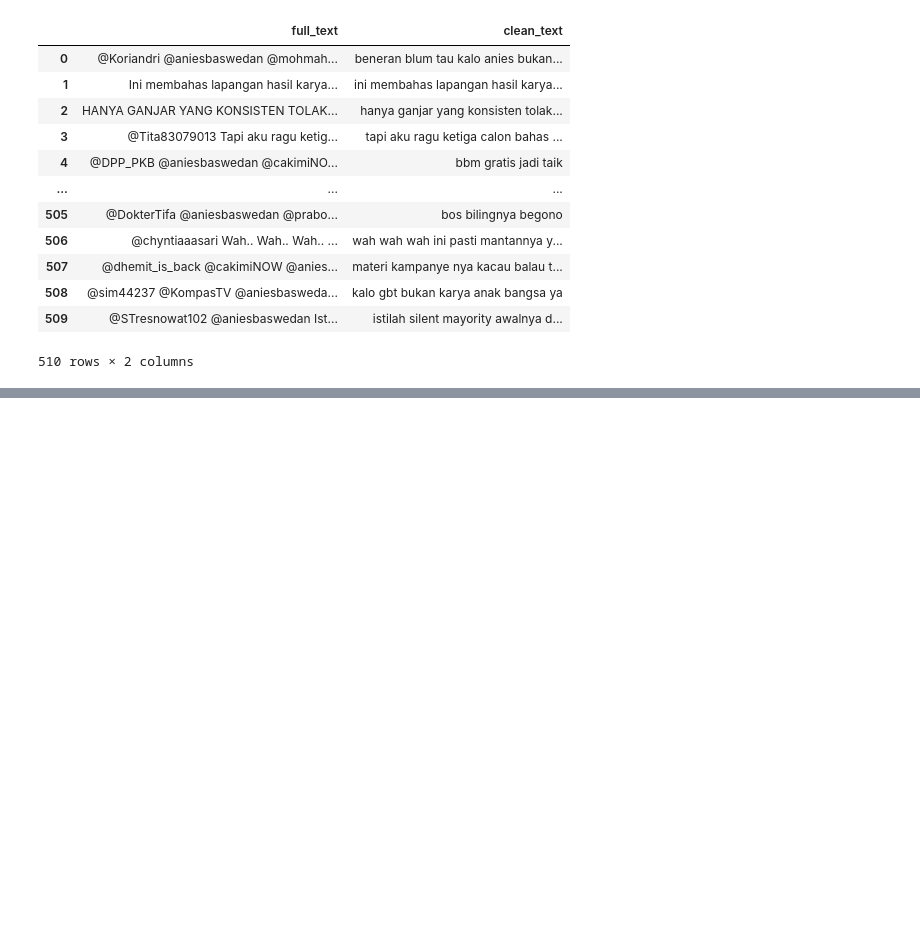
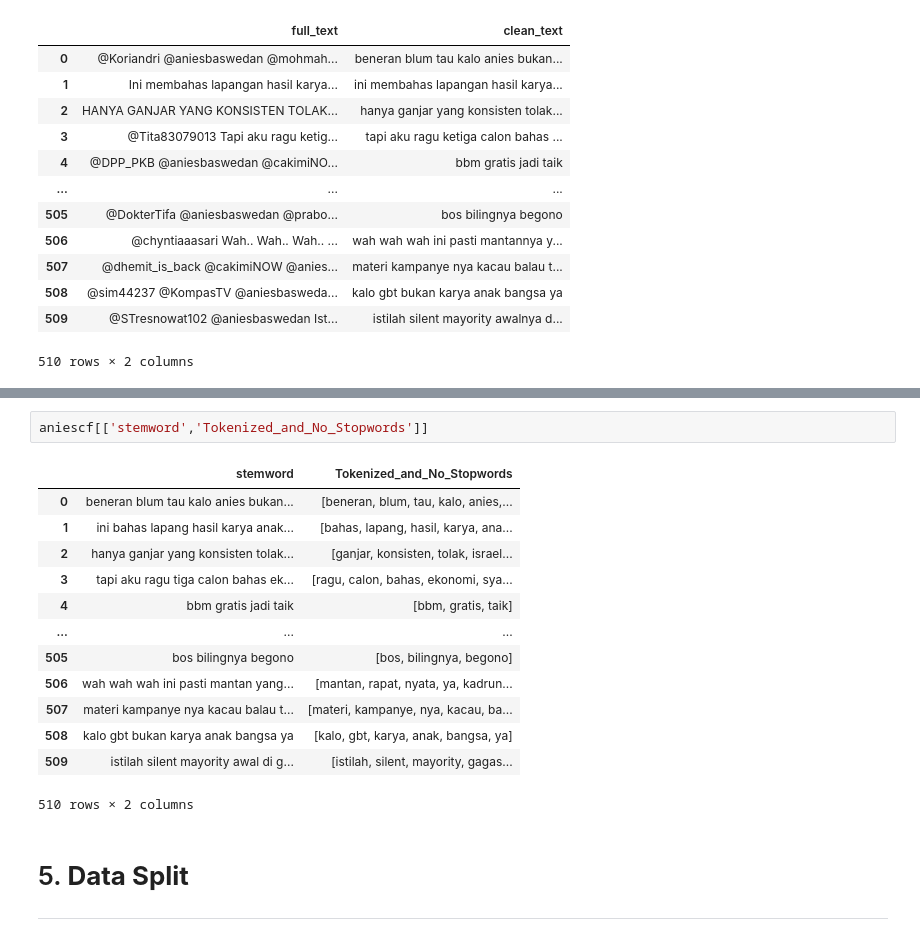
Before and after one commit to Alisya0910/SkripsiAlisya, a Jupyter notebook: Preprocessing.ipynb, the cells around one changed output, grey strips where cells are left out. Cells and saved outputs as stored; diff of their text form; blank space fills up the shorter version.

```diff
--- a/Preprocessing.ipynb
+++ b/Preprocessing.ipynb
@@ -241,0 +290,20 @@ aniescf[['clean_text','Tokenized_and_No_Stopwords']]
+# %%
+aniescf[['stemword','Tokenized_and_No_Stopwords']]
+# %% [output]
+|  | stemword | Tokenized_and_No_Stopwords |
+| 0 | beneran blum tau kalo anies bukan... | [beneran, blum, tau, kalo, anies,... |
+| 1 | ini bahas lapang hasil karya anak... | [bahas, lapang, hasil, karya, ana... |
+| 2 | hanya ganjar yang konsisten tolak... | [ganjar, konsisten, tolak, israel... |
+| 3 | tapi aku ragu tiga calon bahas ek... | [ragu, calon, bahas, ekonomi, sya... |
+| 4 | bbm gratis jadi taik | [bbm, gratis, taik] |
+| ... | ... | ... |
+| 505 | bos bilingnya begono | [bos, bilingnya, begono] |
+| 506 | wah wah wah ini pasti mantan yang... | [mantan, rapat, nyata, ya, kadrun... |
+| 507 | materi kampanye nya kacau balau t... | [materi, kampanye, nya, kacau, ba... |
+| 508 | kalo gbt bukan karya anak bangsa ya | [kalo, gbt, karya, anak, bangsa, ya] |
+| 509 | istilah silent mayority awal di g... | [istilah, silent, mayority, gagas... |
+510 rows × 2 columns
+# %% [markdown]
+# 5. **Data Split**
+
+---
```
Also changed, not shown: parts of 18 cells of this notebook.
